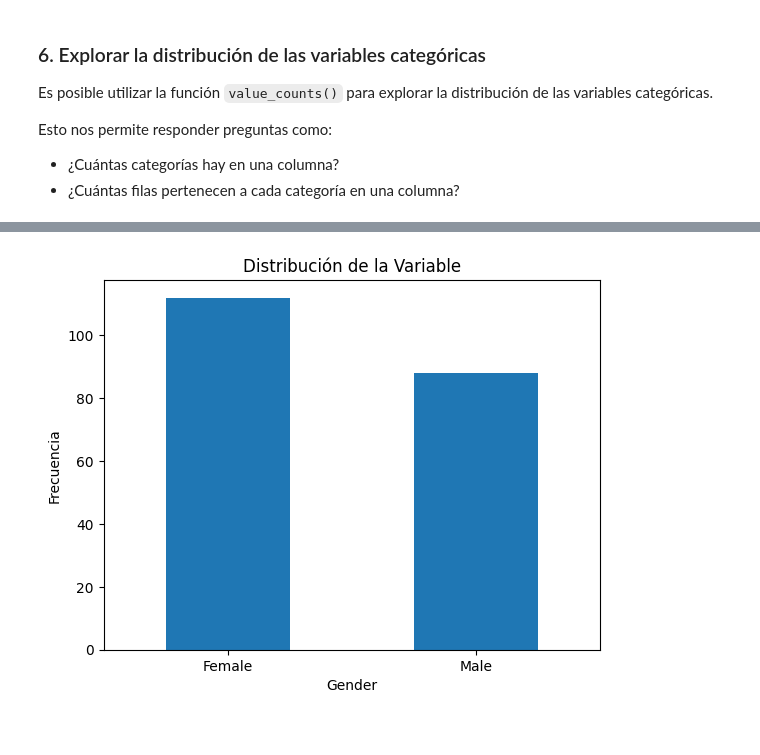
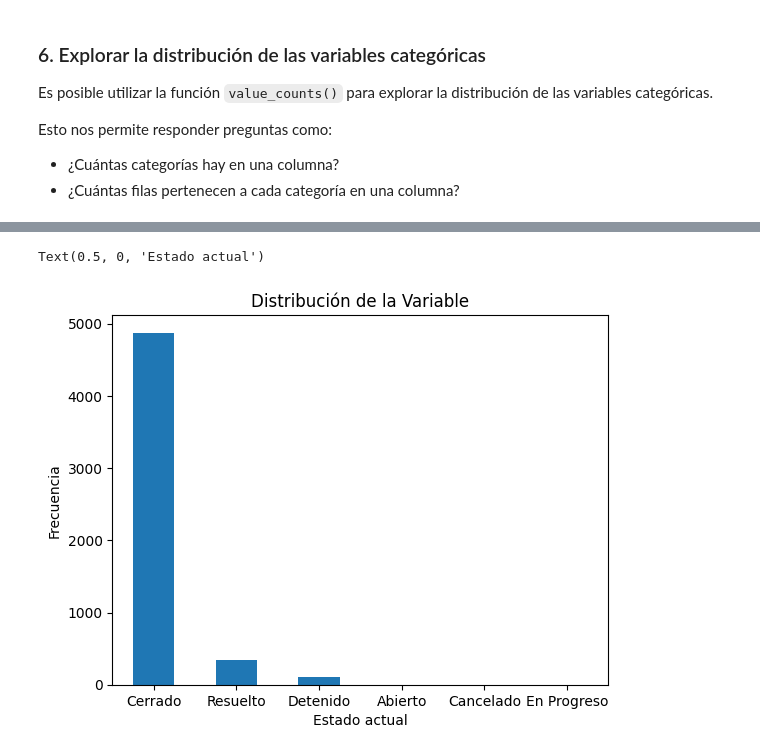
Before and after one commit to palberth/CienciaDatos-MASDI, a Jupyter notebook: Seccion_1/Ejemplo_1-mall_customers_clustering.ipynb, the cells around one changed output, grey strips where cells are left out. Saved outputs shown, nothing was run; the diff lists cells and outputs as text; code cells hidden in the pictures.

```diff
--- a/Seccion_1/Ejemplo_1-mall_customers_clustering.ipynb
+++ b/Seccion_1/Ejemplo_1-mall_customers_clustering.ipynb
@@ -50,3 +70,8 @@ data.head()
 | 2 | 3 | Female | 20 | 16 | 6 |
 | 3 | 4 | Female | 23 | 16 | 77 |
 | 4 | 5 | Female | 31 | 17 | 40 |
+# %%
+data = pd.read_csv("/content/Reporte_Sabana_de_Datos_SLA_SuperSalud_Agosto_2024v5.csv", on_bad_lines='skip', encoding='latin-1')
+
+# Mostramos las primeras 5 filas del dataset
+data.head()
@@ -176,9 +230,10 @@ Name: Gender, dtype: int64
 # %%
 # Visualizar la distribución de variables categóricas
-count_classes = pd.value_counts(data['Gender'], sort = True)
+count_classes = pd.value_counts(data['Estado actual'], sort = True)
 count_classes.plot(kind = 'bar', rot=0)
 plt.title("Distribución de la Variable")
 plt.ylabel("Frecuencia")
-plt.xlabel("Genero")
+plt.xlabel("Estado actual")
 # %% [output]
+Text(0.5, 0, 'Estado actual')
-[figure, old version]
+[figure, new version]
```
Also changed, not shown: parts of 10 cells of this notebook.
